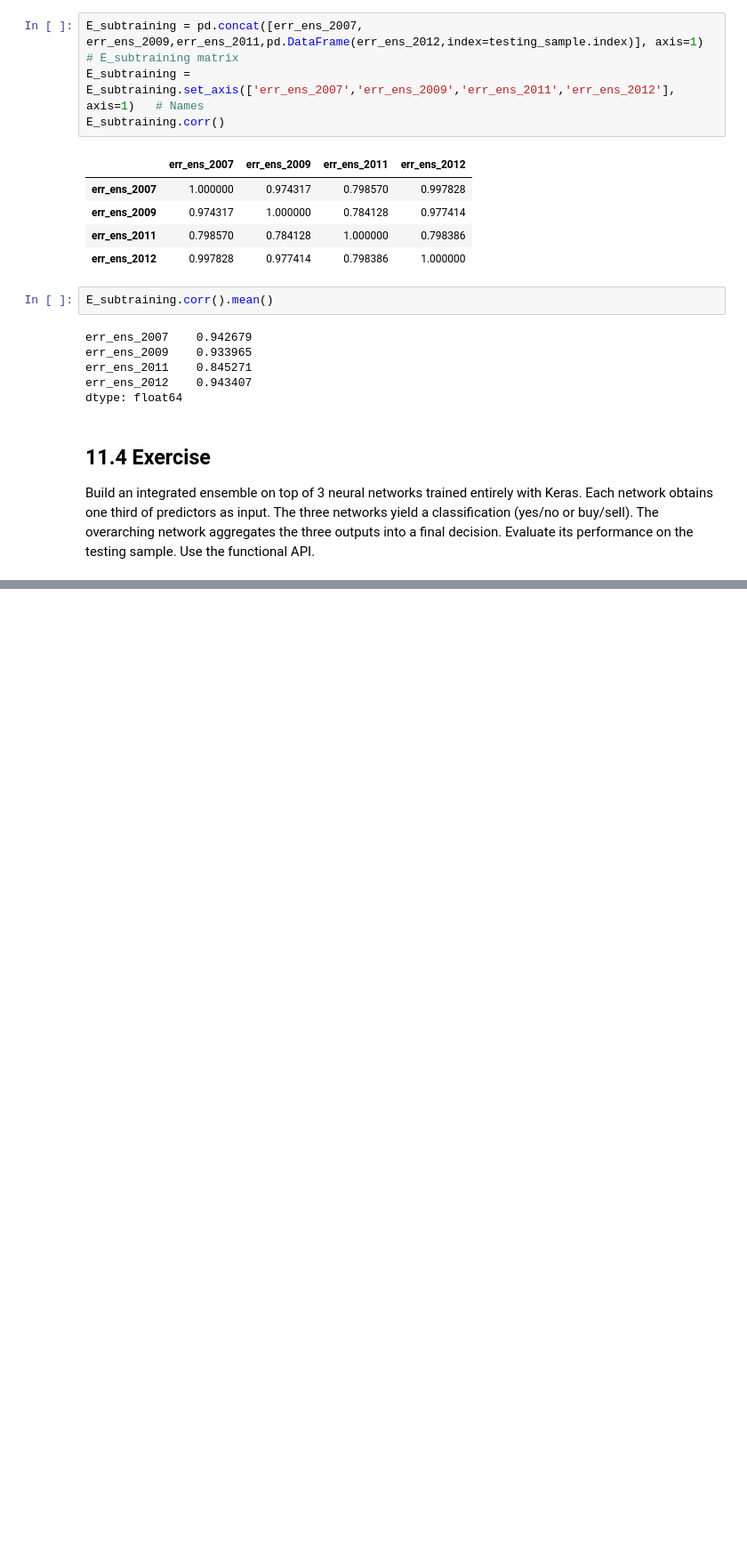
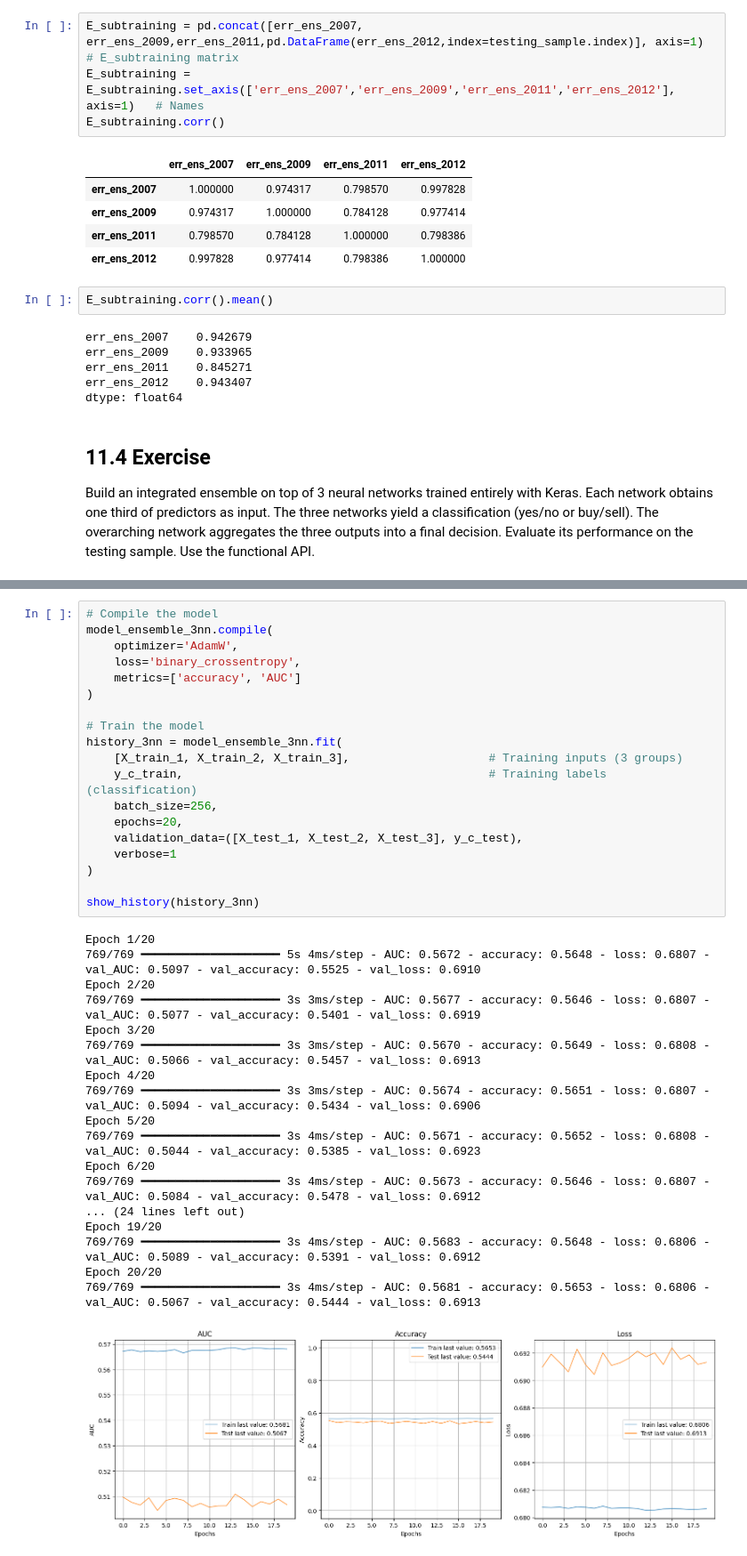
Before and after one commit to mathieucbd/ml-for-factor-investing, a Jupyter notebook: notebooks/10_ensemble_models.ipynb, the cells around one changed output, grey strips where cells are left out. Shown at 89% size. Drawn from its saved outputs; the diff is of its cells as text; blank space fills up the shorter version.

```diff
--- a/notebooks/10_ensemble_models.ipynb
+++ b/notebooks/10_ensemble_models.ipynb
@@ -702,0 +662,38 @@ Build an integrated ensemble on top of 3 neural networks trained entirely with K
+# %%
+# Compile the model
+model_ensemble_3nn.compile(
+    optimizer='AdamW',
+    loss='binary_crossentropy',
+    metrics=['accuracy', 'AUC']
+)
+
+# Train the model
+history_3nn = model_ensemble_3nn.fit(
+    [X_train_1, X_train_2, X_train_3],                    # Training inputs (3 groups)
+    y_c_train,                                            # Training labels (classification)
+    batch_size=256,
+    epochs=20,
+    validation_data=([X_test_1, X_test_2, X_test_3], y_c_test),
+    verbose=1
+)
+
+show_history(history_3nn)
+# %% [output]
+Epoch 1/20
+769/769 ━━━━━━━━━━━━━━━━━━━━ 5s 4ms/step - AUC: 0.5672 - accuracy: 0.5648 - loss: 0.6807 - val_AUC: 0.5097 - val_accuracy: 0.5525 - val_loss: 0.6910
+Epoch 2/20
+769/769 ━━━━━━━━━━━━━━━━━━━━ 3s 3ms/step - AUC: 0.5677 - accuracy: 0.5646 - loss: 0.6807 - val_AUC: 0.5077 - val_accuracy: 0.5401 - val_loss: 0.6919
+Epoch 3/20
+769/769 ━━━━━━━━━━━━━━━━━━━━ 3s 3ms/step - AUC: 0.5670 - accuracy: 0.5649 - loss: 0.6808 - val_AUC: 0.5066 - val_accuracy: 0.5457 - val_loss: 0.6913
+Epoch 4/20
+769/769 ━━━━━━━━━━━━━━━━━━━━ 3s 3ms/step - AUC: 0.5674 - accuracy: 0.5651 - loss: 0.6807 - val_AUC: 0.5094 - val_accuracy: 0.5434 - val_loss: 0.6906
+Epoch 5/20
+769/769 ━━━━━━━━━━━━━━━━━━━━ 3s 4ms/step - AUC: 0.5671 - accuracy: 0.5652 - loss: 0.6808 - val_AUC: 0.5044 - val_accuracy: 0.5385 - val_loss: 0.6923
+Epoch 6/20
+769/769 ━━━━━━━━━━━━━━━━━━━━ 3s 4ms/step - AUC: 0.5673 - accuracy: 0.5646 - loss: 0.6807 - val_AUC: 0.5084 - val_accuracy: 0.5478 - val_loss: 0.6912
+... (24 lines left out)
+Epoch 19/20
+769/769 ━━━━━━━━━━━━━━━━━━━━ 3s 4ms/step - AUC: 0.5683 - accuracy: 0.5648 - loss: 0.6806 - val_AUC: 0.5089 - val_accuracy: 0.5391 - val_loss: 0.6912
+Epoch 20/20
+769/769 ━━━━━━━━━━━━━━━━━━━━ 3s 4ms/step - AUC: 0.5681 - accuracy: 0.5653 - loss: 0.6806 - val_AUC: 0.5067 - val_accuracy: 0.5444 - val_loss: 0.6913
+[figure, added]
```
Also changed, not shown: parts of 8 cells of this notebook, 2 other files.
